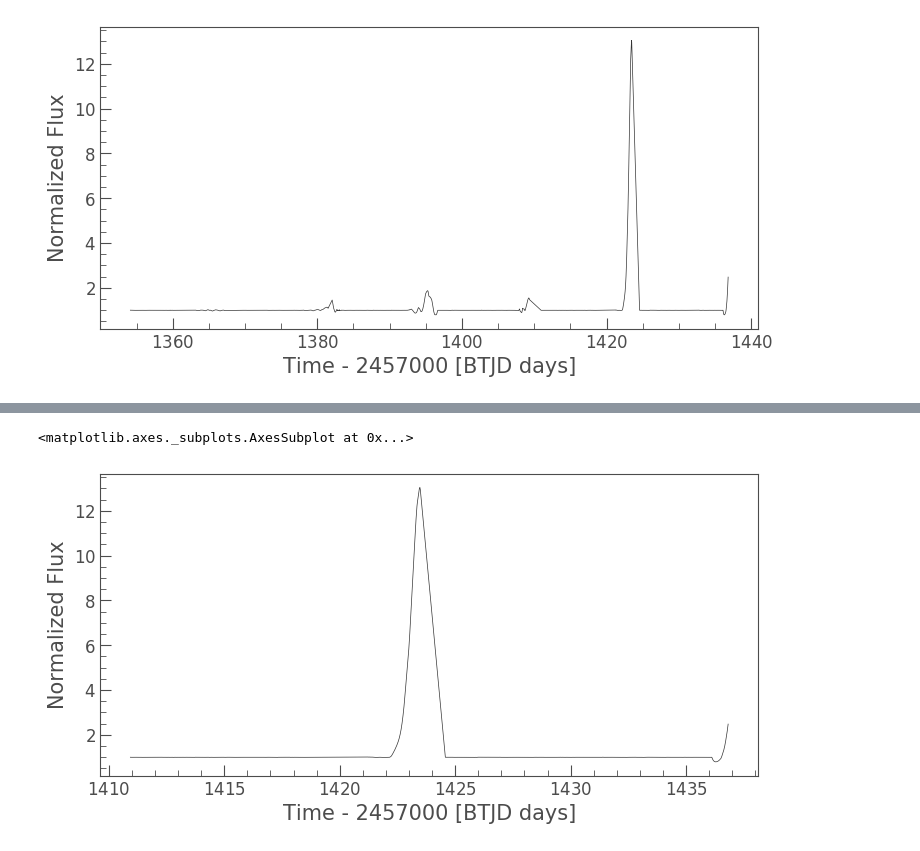
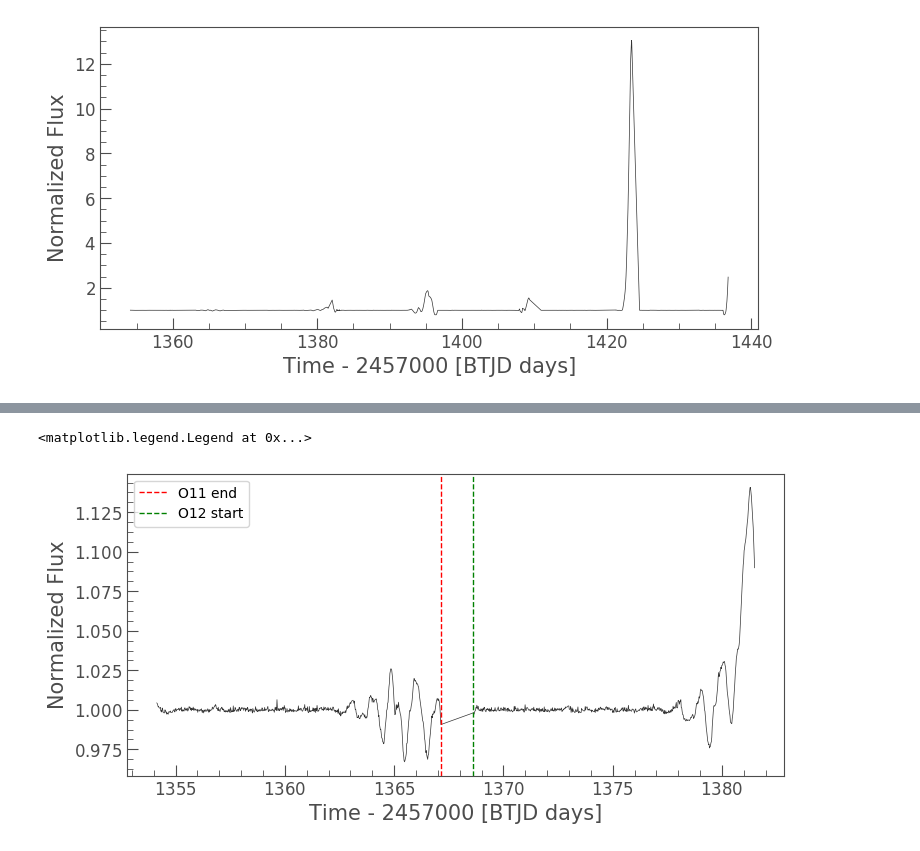
Before and after one commit to FGCUStellarResearch/GammaRayVisualizations, a Jupyter notebook: Lightkurve_sample.ipynb, the cells around one changed output, grey strips where cells are left out. Saved outputs shown, nothing was run; the diff lists cells and outputs as text; code cells hidden in the pictures.

```diff
--- a/Lightkurve_sample.ipynb
+++ b/Lightkurve_sample.ipynb
@@ -56,5 +46,8 @@ s3_lc.plot()
-# %%
-s4_lc.plot()
-# %% [output]
-<matplotlib.axes._subplots.AxesSubplot at 0x...>
-[figure, removed]
+# %%
+ax = s2_lc.plot()
+ax.axvline(x=1367.15347, linestyle='--', linewidth=1, label='O11 end', color='red')
+ax.axvline(x=1368.59406, linestyle='--', linewidth=1, label='O12 start', color='green')
+ax.legend()
+# %% [output]
+<matplotlib.legend.Legend at 0x...>
+[figure, added]
```
Also changed, not shown: parts of 6 cells of this notebook.
